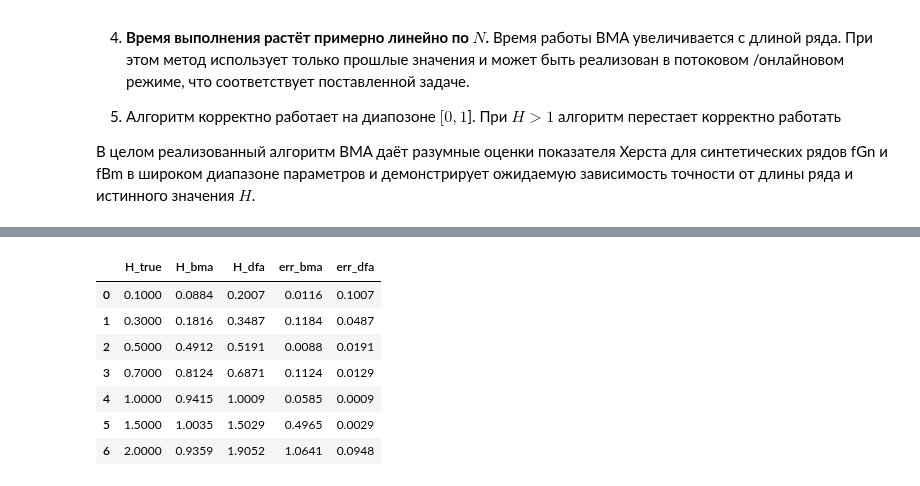
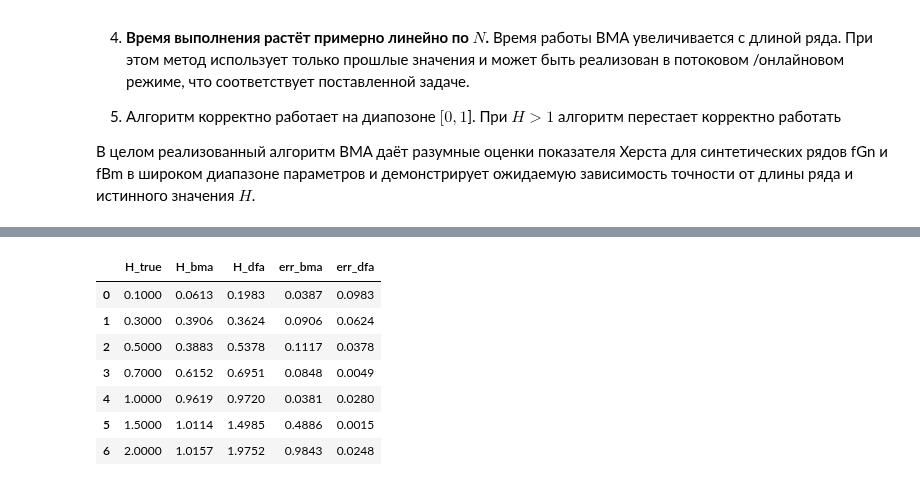
Before and after one commit to Digiratory/FluctuationAnalysisTools, a Jupyter notebook: research/bma.ipynb, the cells around one changed output, grey strips where cells are left out. Drawn from its saved outputs; the diff is of its cells as text; code cells hidden in the pictures.

```diff
--- a/research/bma.ipynb
+++ b/research/bma.ipynb
@@ -55,20 +57,7 @@ def estimate_hurst(F, s):
 
 def generate_fractional_noise(h: float, length: int):
     """Generate fGn using Kasdin filter method (same as in test_fa)."""
-    z = np.random.normal(size=length * 2)
-    beta = 2 * h - 1
-    L = length * 2
-    A = np.zeros(L)
-    A[0] = 1
-    for k in range(1, L):
-        A[k] = (k - 1 - beta / 2) * A[k - 1] / k
-
-    if h == 0.5:  # white noise case
-        Z = z
-    else:
-        Z = signal.lfilter(1, A, z)
-
-    return Z[:length]
+    return create_kasdin_generator(h, length=length).get_full_sequence()
 
 
 def generate_fbm(h: float, length: int):
@@ -543,51 +526,46 @@ except ImportError:
 # %%
-if nolds_available:
-    H_values_compare = [0.1, 0.3, 0.5, 0.7, 1, 1.5, 2]
-    N = 2 ** 14
-    n_integral = 1  # работаем с fGn
+H_values_compare = [0.1, 0.3, 0.5, 0.7, 1, 1.5, 2]
+N = 2 ** 14
+n_integral = 1  # работаем с fGn
 
-    compare_rows = []
+compare_rows = []
 
-    for H_true in H_values_compare:
-        rng = np.random.default_rng(2024 + int(100 * H_true))
+for H_true in H_values_compare:
+    rng = np.random.default_rng(2024 + int(100 * H_true))
 
-        sig = generate_fractional_noise(H_true, N)
+    sig = generate_fractional_noise(H_true, N)
 
-        # --- BMA ---
-        scales = np.arange(10, N // 4, 10)
-        F_vals, s_vals = bma(sig, scales, n_integral=n_integral, step=0.5)
-        H_bma = estimate_hurst(F_vals, s_vals)
+    # --- BMA ---
+    scales = np.arange(10, N // 4, 10)
+    F_vals, s_vals = bma(sig, scales, n_integral=n_integral, step=0.5)
+    H_bma = estimate_hurst(F_vals, s_vals)
 
-        # --- nolds DFA ---
-        H_dfa = nolds.dfa(sig)
+    # --- nolds DFA ---
+    H_dfa = DFA(sig).find_h()
 
-        compare_rows.append({
-            "H_true": H_true,
-            "H_bma": H_bma,
-            "H_dfa": H_dfa,
-            "err_bma": abs(H_bma - H_true),
-            "err_dfa": abs(H_dfa - H_true),
-        })
+    compare_rows.append({
+        "H_true": H_true,
+        "H_bma": H_bma,
+        "H_dfa": H_dfa,
+        "err_bma": abs(H_bma - H_true),
+        "err_dfa": abs(H_dfa - H_true),
+    })
 
-    df_compare = pd.DataFrame(compare_rows)
+df_compare = pd.DataFrame(compare_rows)
 
-    # ЯВНО показываем таблицу
-    from IPython.display import display
+# ЯВНО показываем таблицу
+from IPython.display import display
 
-    display(df_compare.style.format("{:.4f}"))
-
-else:
-    df_compare = None
-    print("Библиотека nolds недоступна, сравнение BMA vs DFA пропущено.")
+display(df_compare.style.format("{:.4f}"))
 # %% [output]
 |  | H_true | H_bma | H_dfa | err_bma | err_dfa |
-| 0 | 0.1000 | 0.0884 | 0.2007 | 0.0116 | 0.1007 |
-| 1 | 0.3000 | 0.1816 | 0.3487 | 0.1184 | 0.0487 |
-| 2 | 0.5000 | 0.4912 | 0.5191 | 0.0088 | 0.0191 |
-| 3 | 0.7000 | 0.8124 | 0.6871 | 0.1124 | 0.0129 |
-| 4 | 1.0000 | 0.9415 | 1.0009 | 0.0585 | 0.0009 |
-| 5 | 1.5000 | 1.0035 | 1.5029 | 0.4965 | 0.0029 |
-| 6 | 2.0000 | 0.9359 | 1.9052 | 1.0641 | 0.0948 |
+| 0 | 0.1000 | 0.0613 | 0.1983 | 0.0387 | 0.0983 |
+| 1 | 0.3000 | 0.3906 | 0.3624 | 0.0906 | 0.0624 |
+| 2 | 0.5000 | 0.3883 | 0.5378 | 0.1117 | 0.0378 |
+| 3 | 0.7000 | 0.6152 | 0.6951 | 0.0848 | 0.0049 |
+| 4 | 1.0000 | 0.9619 | 0.9720 | 0.0381 | 0.0280 |
+| 5 | 1.5000 | 1.0114 | 1.4985 | 0.4886 | 0.0015 |
+| 6 | 2.0000 | 1.0157 | 1.9752 | 0.9843 | 0.0248 |
 # %%
 import matplotlib.pyplot as plt
 
```
Also changed, not shown: parts of 9 cells of this notebook, 1 other file.
